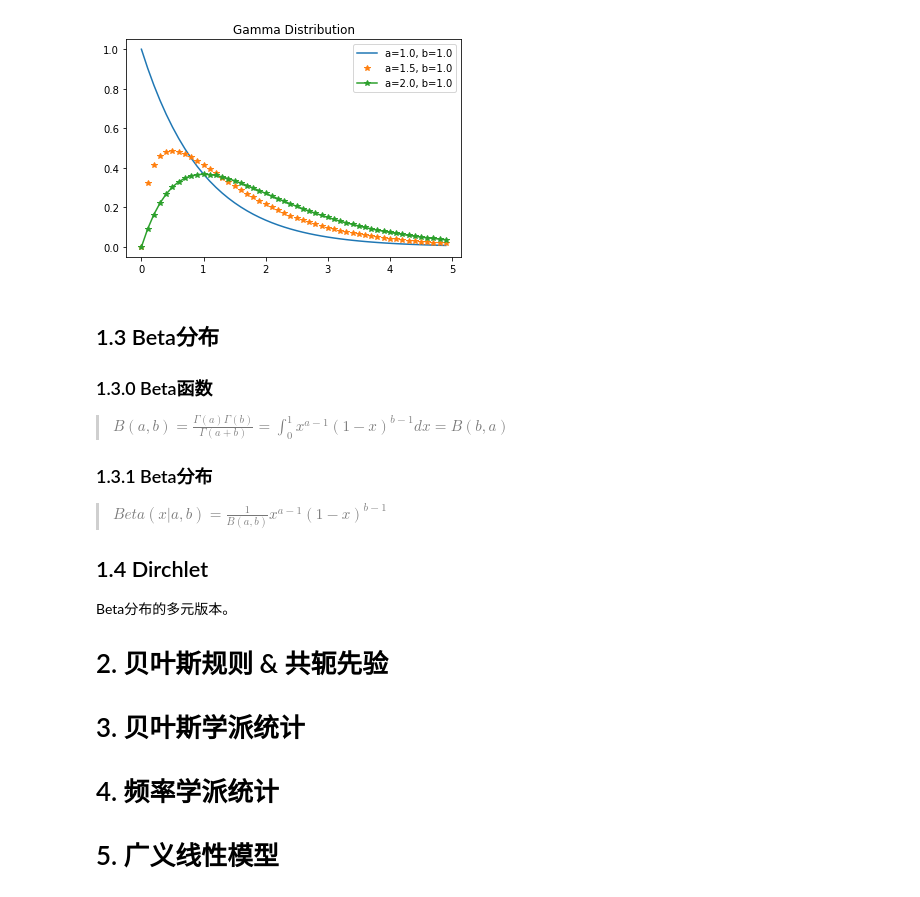
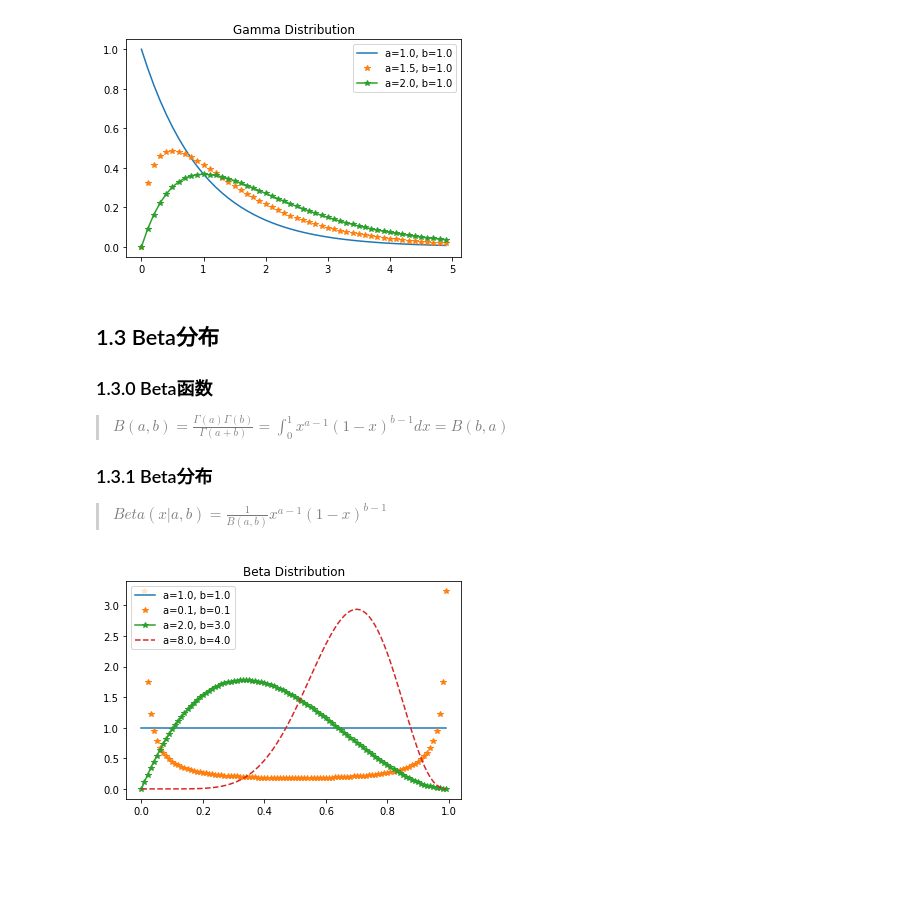
Before and after one commit to feynmanma7/deep_learning, a Jupyter notebook: 概率.ipynb, the cells around one changed output. Cells and saved outputs as stored; diff of their text form; code cells hidden in the pictures; blank space fills up the shorter version.

Commit message:
dir
dirichlet distribution

```diff
--- a/概率.ipynb
+++ b/概率.ipynb
@@ -167,15 +167,32 @@ plt.show()
 ### 1.3.1 Beta分布
 
 > $Beta(x|a, b) = \frac{1}{B(a,b)}x^{a-1}(1-x)^{b-1}$
-
-## 1.4 Dirchlet
-
-Beta分布的多元版本。
-
-# 2. 贝叶斯规则 & 共轭先验
-
-# 3. 贝叶斯学派统计
-
-# 4. 频率学派统计
-
-# 5. 广义线性模型
+# %%
+from scipy.special import beta
+import matplotlib.pyplot as plt
+
+def Beta(x, a, b):
+    return 1. / beta(a, b) * pow(x, a - 1) * pow(1 - x, b - 1)
+
+ax = plt.subplot(111)
+
+a = 1.0
+b = 2.0
+x = np.arange(0, 1., 0.01)
+y = list(map(lambda z:Beta(z, 1.0, 1.0), x))
+ax.plot(x, y, '-', label = 'a=1.0, b=1.0')
+
+y = list(map(lambda z:Beta(z, 0.1, 0.1), x))
+ax.plot(x, y, '*', label = 'a=0.1, b=0.1')
+
+y = list(map(lambda z:Beta(z, 2.0, 3.0), x))
+ax.plot(x, y, '-*', label = 'a=2.0, b=3.0')
+
+y = list(map(lambda z:Beta(z, 8.0, 4.0), x))
+ax.plot(x, y, '--', label = 'a=8.0, b=4.0')
+
+ax.legend()
+plt.title('Beta Distribution')
+plt.show()
+# %% [output]
+[figure, added]
```
Also changed, not shown: parts of 1 cell of this notebook.
